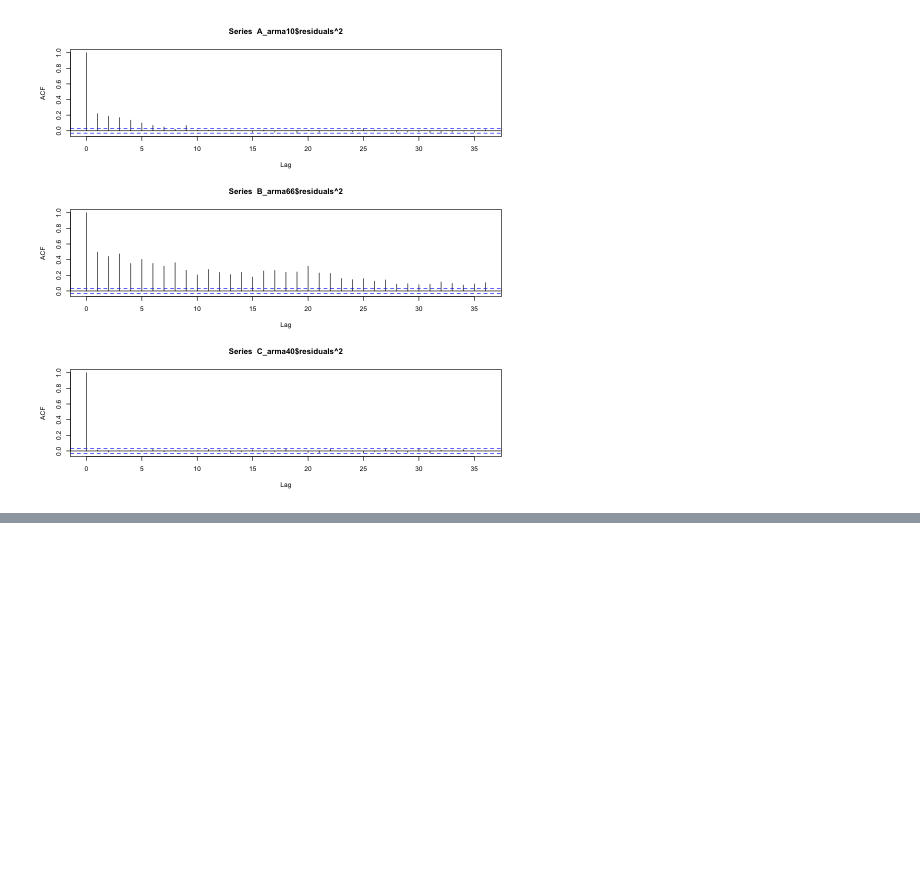
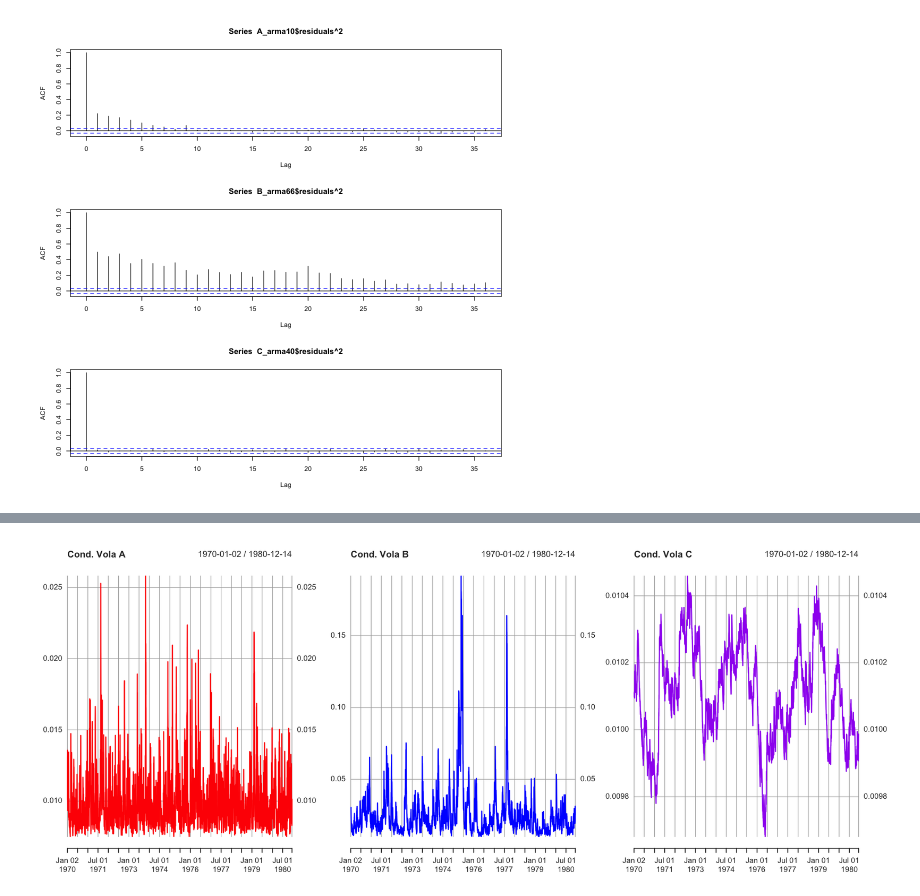
Before and after one commit to mildemx/FE1_Homeworks, a Jupyter notebook: HMW2/F_Econ_HW2_Max.ipynb, the cells around one changed output, grey strips where cells are left out. Saved outputs shown, nothing was run; the diff lists cells and outputs as text; code cells hidden in the pictures; blank space fills up the shorter version.

```diff
--- a/HMW2/F_Econ_HW2_Max.ipynb
+++ b/HMW2/F_Econ_HW2_Max.ipynb
@@ -767,0 +756,4 @@ Meanwhile, Series C exhibits no significant residual^2 autocorrelation at lagged
+# %%
+gspecA <- ugarchspec(mean.model=list(armaOrder=c(1,0)), variance.model=list(garchOrder=c(1,1)))
+gfitA <- ugarchfit(gspecA, data=seriesA$ret)
+gfitA
@@ -767,0 +778,4 @@ Meanwhile, Series C exhibits no significant residual^2 autocorrelation at lagged
+# %%
+gspecB <- ugarchspec(mean.model=list(armaOrder=c(6,6)), variance.model=list(garchOrder=c(1,1)))
+gfitB <- ugarchfit(gspecB, data=seriesB$ret)
+gfitB
@@ -767,0 +800,4 @@ Meanwhile, Series C exhibits no significant residual^2 autocorrelation at lagged
+# %%
+gspecC <- ugarchspec(mean.model=list(armaOrder=c(4,0)), variance.model=list(garchOrder=c(1,1)))
+gfitC <- ugarchfit(gspecC, data=seriesC$ret)
+gfitC
@@ -767,0 +840,8 @@ Meanwhile, Series C exhibits no significant residual^2 autocorrelation at lagged
+# %%
+options(repr.plot.height=6, repr.plot.width=15)
+par(mfrow=c(1,3))
+plot(sigma(gfitA), main="Cond. Vola A", col="red")
+plot(sigma(gfitB), main="Cond. Vola B", col="blue")
+plot(sigma(gfitC), main="Cond. Vola C", col="purple")
+# %% [output]
+[figure, added]
```
Also changed, not shown: parts of 9 cells of this notebook, 1 other file.
